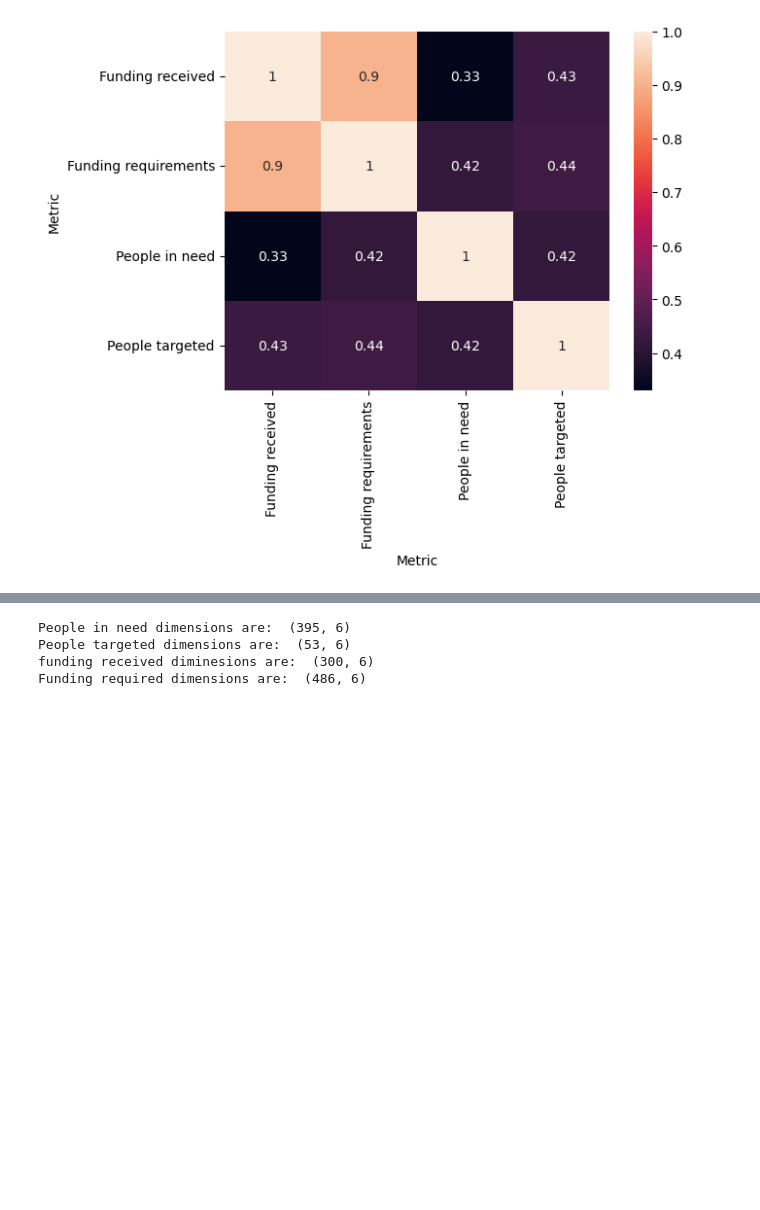
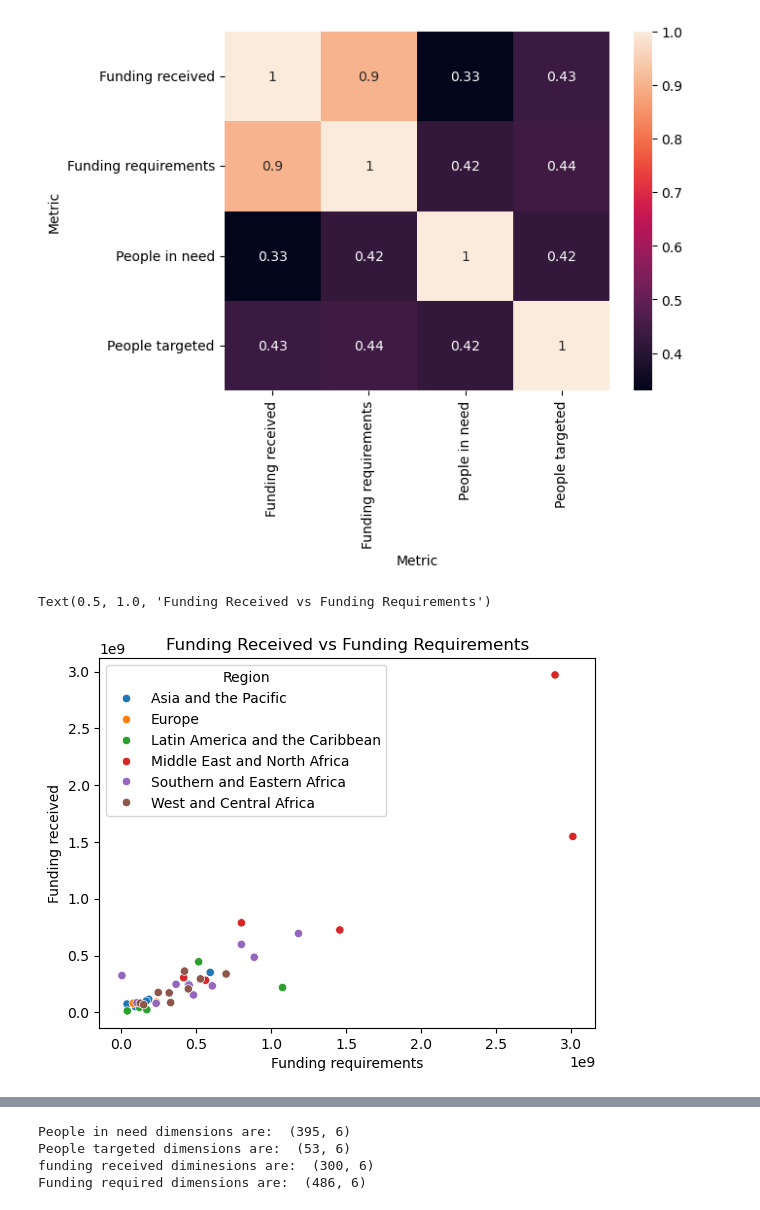
Before and after one commit to Zyjones/Crisis---Humanitarian-Needs-EDA, a Jupyter notebook: Notebooks/EDA/HachemingC_EDA.ipynb, the cells around one changed output, grey strips where cells are left out. Cells and saved outputs as stored; diff of their text form; code cells hidden in the pictures; blank space fills up the shorter version.

```diff
--- a/Notebooks/EDA/HachemingC_EDA.ipynb
+++ b/Notebooks/EDA/HachemingC_EDA.ipynb
@@ -305,3 +305,11 @@ sns.heatmap(region_df.corr(numeric_only=True), annot=True)
 plt.show()
 # %% [output]
 [figure]
+# %%
+#scatter plot for people in need
+sns.scatterplot(region_df, x="Funding requirements", y="Funding received", hue="Region")
+
+plt.title("Funding Received vs Funding Requirements")
+# %% [output]
+Text(0.5, 1.0, 'Funding Received vs Funding Requirements')
+[figure, added]
```
Also changed, not shown: parts of 22 cells of this notebook.
